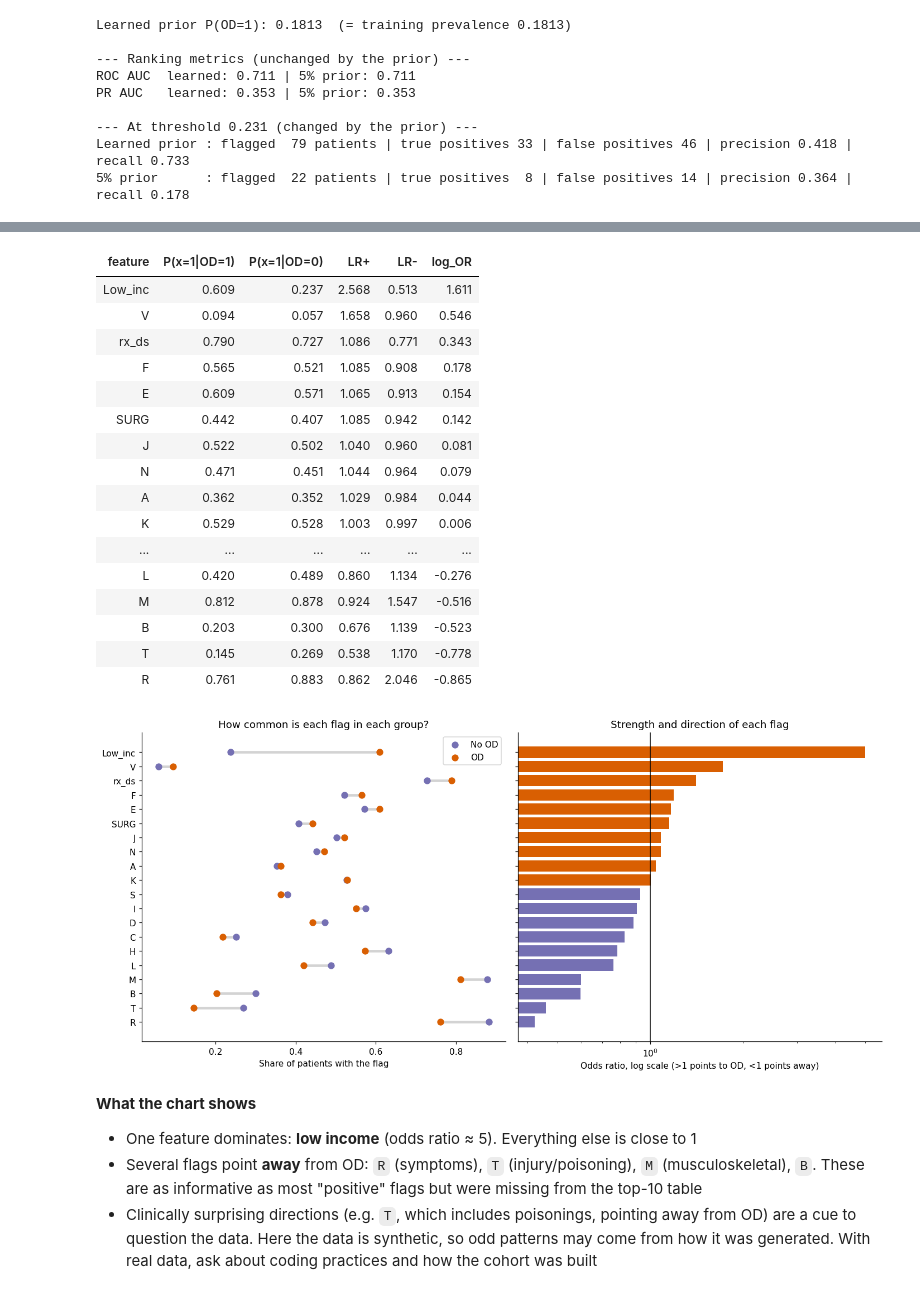
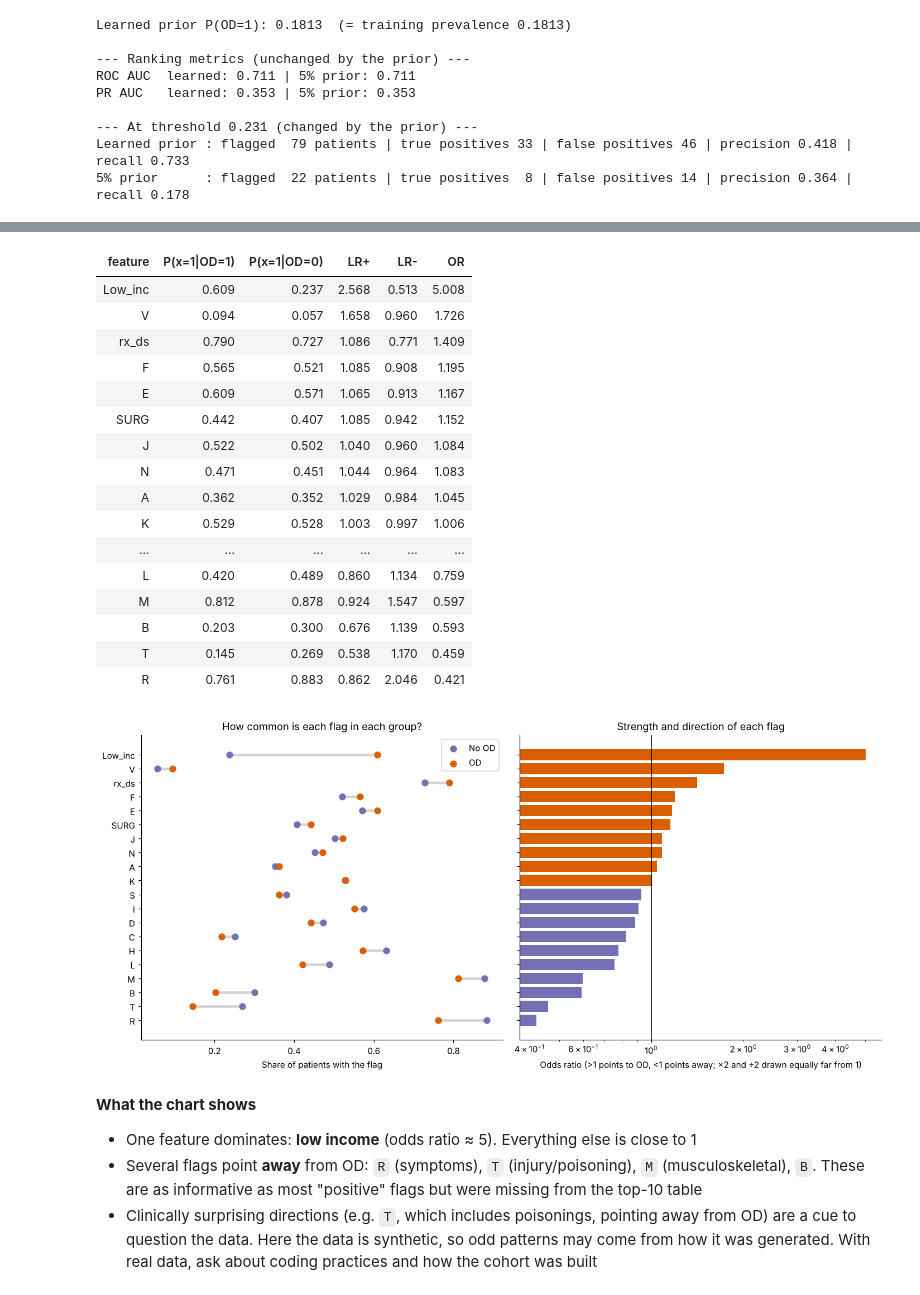
Before and after one commit to IE-ML-for-Healthcare/Bayesian-in-HC, a Jupyter notebook: 04_naive_bayes_opioid_demo_v2.ipynb, the cells around one changed output, grey strips where cells are left out. Drawn from its saved outputs; the diff is of its cells as text; code cells hidden in the pictures.

```diff
--- a/04_naive_bayes_opioid_demo_v2.ipynb
+++ b/04_naive_bayes_opioid_demo_v2.ipynb
@@ -485,44 +518,44 @@ tbl = pd.DataFrame({
     "feature": feat_names,
     "P(x=1|OD=1)": p1, "P(x=1|OD=0)": p0,
     "LR+": p1 / p0, "LR-": (1 - p1) / (1 - p0),
-}).assign(log_OR=lambda d: np.log(d["LR+"]) - np.log(d["LR-"])).sort_values("log_OR", ascending=False)
+}).assign(OR=lambda d: d["LR+"] / d["LR-"]).sort_values("OR", ascending=False)
 
 display(tbl.style.hide(axis="index").format(precision=3)
-        .background_gradient(subset=["log_OR"], cmap="RdBu_r", vmin=-1.7, vmax=1.7))
+        .background_gradient(subset=["OR"], cmap="RdBu_r", gmap=np.log(tbl["OR"]), vmin=-1.7, vmax=1.7))  # red = toward OD, blue = away
 # %% [output]
-| feature | P(x=1|OD=1) | P(x=1|OD=0) | LR+ | LR- | log_OR |
-| Low_inc | 0.609 | 0.237 | 2.568 | 0.513 | 1.611 |
-| V | 0.094 | 0.057 | 1.658 | 0.960 | 0.546 |
-| rx_ds | 0.790 | 0.727 | 1.086 | 0.771 | 0.343 |
-| F | 0.565 | 0.521 | 1.085 | 0.908 | 0.178 |
-| E | 0.609 | 0.571 | 1.065 | 0.913 | 0.154 |
-| SURG | 0.442 | 0.407 | 1.085 | 0.942 | 0.142 |
-| J | 0.522 | 0.502 | 1.040 | 0.960 | 0.081 |
-| N | 0.471 | 0.451 | 1.044 | 0.964 | 0.079 |
-| A | 0.362 | 0.352 | 1.029 | 0.984 | 0.044 |
-| K | 0.529 | 0.528 | 1.003 | 0.997 | 0.006 |
+| feature | P(x=1|OD=1) | P(x=1|OD=0) | LR+ | LR- | OR |
+| Low_inc | 0.609 | 0.237 | 2.568 | 0.513 | 5.008 |
+| V | 0.094 | 0.057 | 1.658 | 0.960 | 1.726 |
+| rx_ds | 0.790 | 0.727 | 1.086 | 0.771 | 1.409 |
+| F | 0.565 | 0.521 | 1.085 | 0.908 | 1.195 |
+| E | 0.609 | 0.571 | 1.065 | 0.913 | 1.167 |
+| SURG | 0.442 | 0.407 | 1.085 | 0.942 | 1.152 |
+| J | 0.522 | 0.502 | 1.040 | 0.960 | 1.084 |
+| N | 0.471 | 0.451 | 1.044 | 0.964 | 1.083 |
+| A | 0.362 | 0.352 | 1.029 | 0.984 | 1.045 |
+| K | 0.529 | 0.528 | 1.003 | 0.997 | 1.006 |
 | ... | ... | ... | ... | ... | ... |
-| L | 0.420 | 0.489 | 0.860 | 1.134 | -0.276 |
-| M | 0.812 | 0.878 | 0.924 | 1.547 | -0.516 |
-| B | 0.203 | 0.300 | 0.676 | 1.139 | -0.523 |
-| T | 0.145 | 0.269 | 0.538 | 1.170 | -0.778 |
-| R | 0.761 | 0.883 | 0.862 | 2.046 | -0.865 |
+| L | 0.420 | 0.489 | 0.860 | 1.134 | 0.759 |
+| M | 0.812 | 0.878 | 0.924 | 1.547 | 0.597 |
+| B | 0.203 | 0.300 | 0.676 | 1.139 | 0.593 |
+| T | 0.145 | 0.269 | 0.538 | 1.170 | 0.459 |
+| R | 0.761 | 0.883 | 0.862 | 2.046 | 0.421 |
 # %%
-t = tbl.sort_values("log_OR")
+t = tbl.sort_values("OR")
 fig, ax = plt.subplots(1, 2, figsize=(13, 6), sharey=True)
 yy = np.arange(len(t))
 ax[0].hlines(yy, t["P(x=1|OD=0)"], t["P(x=1|OD=1)"], color="lightgrey", lw=3)
 ax[0].scatter(t["P(x=1|OD=0)"], yy, color=C_NO, s=50, label="No OD", zorder=3)
 ax[0].scatter(t["P(x=1|OD=1)"], yy, color=C_OD, s=50, label="OD", zorder=3)
 ax[0].set(yticks=yy, yticklabels=t["feature"], xlabel="Share of patients with the flag",
           title="How common is each flag in each group?"); ax[0].legend()
-colors = [C_OD if v > 0 else C_NO for v in t["log_OR"]]
-ax[1].barh(yy, np.exp(t["log_OR"]), color=colors); ax[1].axvline(1, c="k", lw=1)
-ax[1].set_xscale("log"); ax[1].set(xlabel="Odds ratio, log scale (>1 points to OD, <1 points away)",
+colors = [C_OD if v > 1 else C_NO for v in t["OR"]]
+ax[1].barh(yy, t["OR"], color=colors); ax[1].axvline(1, c="k", lw=1)
+ax[1].set_xscale("log"); ax[1].set(xlabel="Odds ratio (>1 points to OD, <1 points away; ×2 and ÷2 drawn equally far from 1)",
                                    title="Strength and direction of each flag")
 plt.tight_layout(); plt.show()
 # %% [output]
-[figure, old version]
+[figure, new version]
 # %% [markdown]
 **What the chart shows**
 - One feature dominates: **low income** (odds ratio ≈ 5). Everything else is close to 1
```
Also changed, not shown: parts of 22 cells of this notebook.
